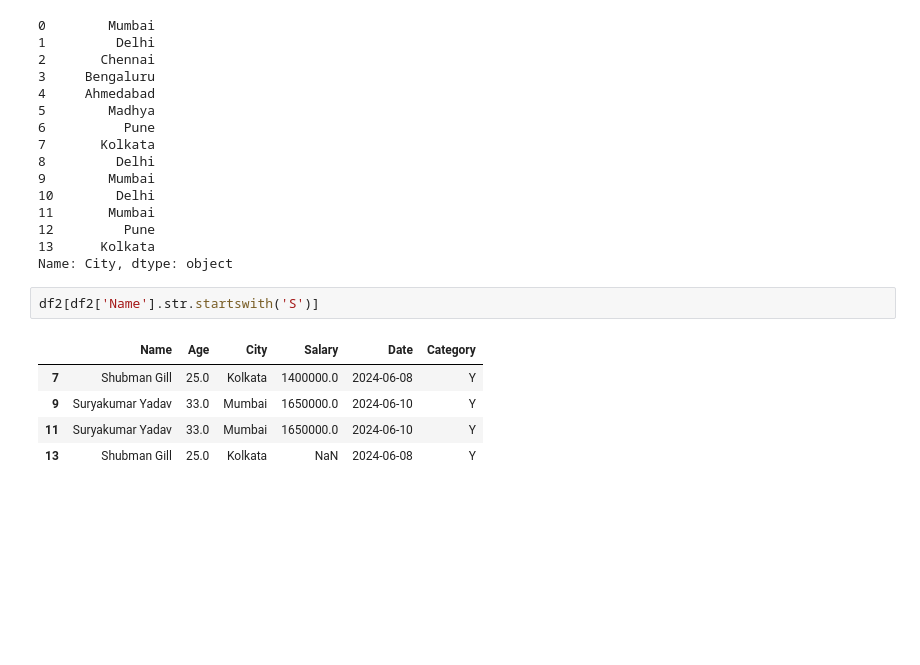
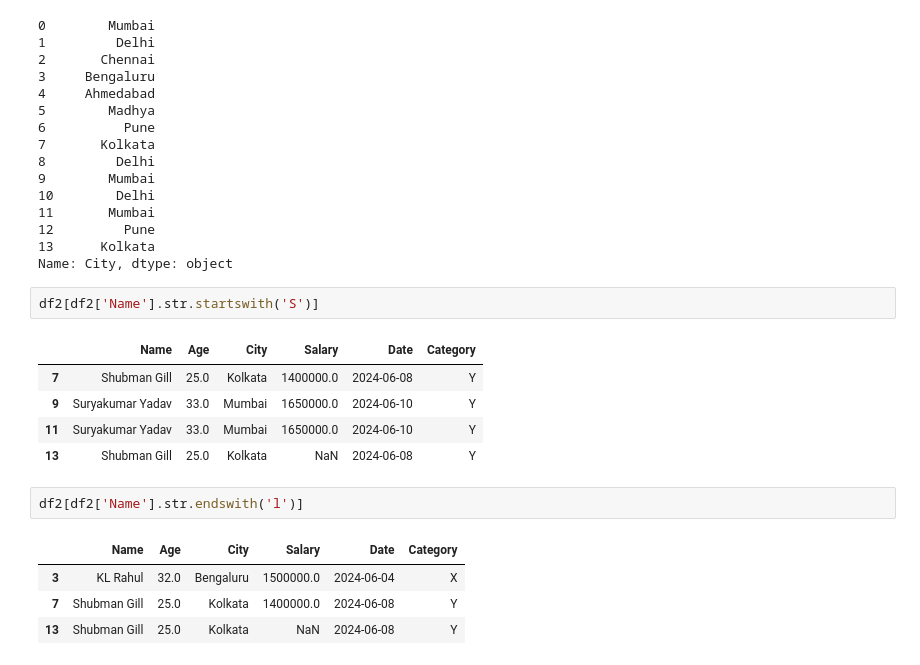
Before and after one commit to karthik-k11/Data-Science-Libraries-Practice, a Jupyter notebook: Pandas_Practice.ipynb, the cells around one changed output. Saved outputs shown, nothing was run; the diff lists cells and outputs as text; blank space fills up the shorter version.

```diff
--- a/Pandas_Practice.ipynb
+++ b/Pandas_Practice.ipynb
@@ -882,3 +882,10 @@ df2[df2['Name'].str.startswith('S')]
 | 9 | Suryakumar Yadav | 33.0 | Mumbai | 1650000.0 | 2024-06-10 | Y |
 | 11 | Suryakumar Yadav | 33.0 | Mumbai | 1650000.0 | 2024-06-10 | Y |
 | 13 | Shubman Gill | 25.0 | Kolkata | NaN | 2024-06-08 | Y |
+# %%
+df2[df2['Name'].str.endswith('l')]
+# %% [output]
+|  | Name | Age | City | Salary | Date | Category |
+| 3 | KL Rahul | 32.0 | Bengaluru | 1500000.0 | 2024-06-04 | X |
+| 7 | Shubman Gill | 25.0 | Kolkata | 1400000.0 | 2024-06-08 | Y |
+| 13 | Shubman Gill | 25.0 | Kolkata | NaN | 2024-06-08 | Y |
```
Also changed, not shown: parts of 6 cells of this notebook.
